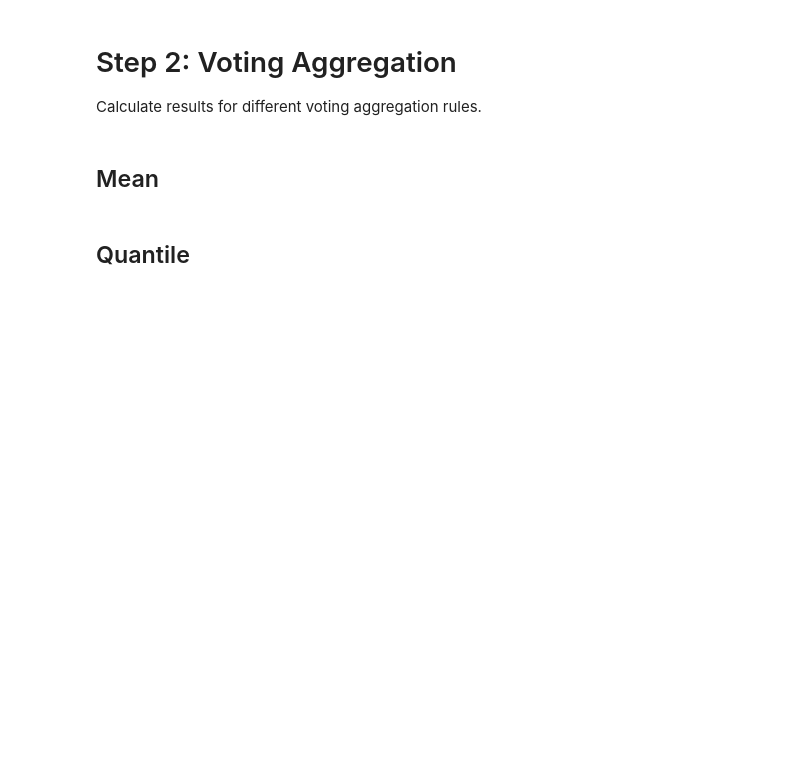
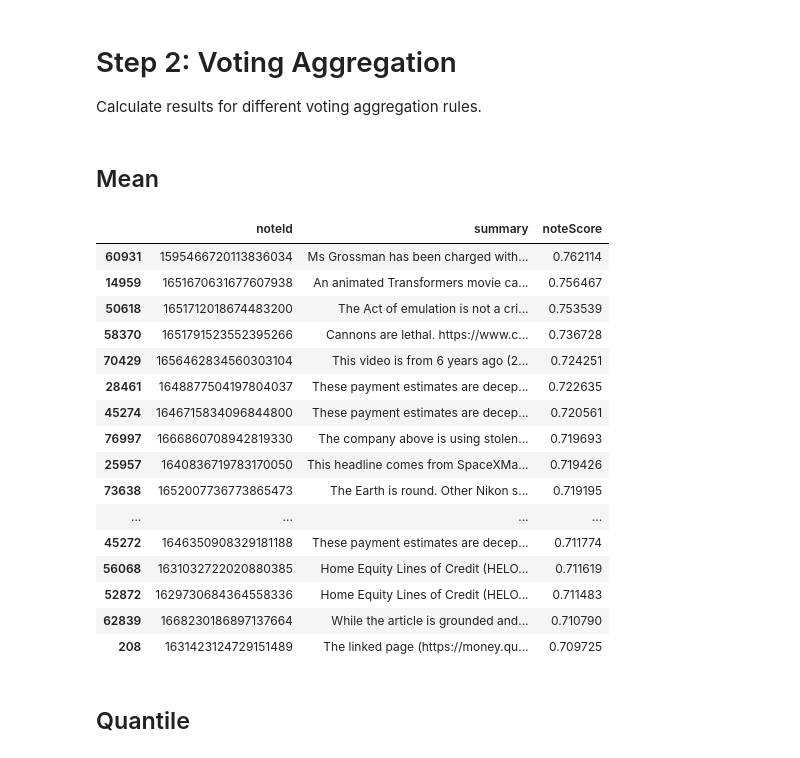
Before and after one commit to smilli/voting, a Jupyter notebook: community_notes.ipynb, the cells around one changed output. Cells and saved outputs as stored; diff of their text form; code cells hidden in the pictures; blank space fills up the shorter version.

```diff
--- a/community_notes.ipynb
+++ b/community_notes.ipynb
@@ -83,5 +99,5 @@ from mf import MatrixFactorizationModel, ModelData
 # %%
-mf_model = MatrixFactorizationModel(n_users, n_notes, exp_user_factors=exp_user_factors, exp_item_factors=exp_item_factors, n_components=1)
+mf_model = MatrixFactorizationModel(n_users, n_notes, exp_user_factors=exp_user_factors, exp_item_factors=exp_item_factors, n_components=4)
 
 rating_tensor = torch.FloatTensor(rating_labels).to(mf_model.device)
 user_idxs_tensor = torch.LongTensor(user_idxs).to(mf_model.device)
@@ -90,4 +106,4 @@ exp_tensor = torch.ones_like(rating_tensor).to(mf_model.device)
 
 data = ModelData(rating_tensor, user_idxs_tensor, note_idxs_tensor, exp_tensor)
 # %%
-train_loss, val_loss = mf_model.fit(data, epochs=100, lr=0.1, print_interval=20, validate_fraction=0.1, print_loss=True)
+train_loss, val_loss = mf_model.fit(data, epochs=150, lr=0.1, print_interval=20, validate_fraction=0.1, print_loss=True)
@@ -106,8 +139,26 @@ majority_votes = mf_model.forward_majority_vote()
 # %%
 note_results = pd.DataFrame({'noteId': note_ids, 'noteScore': majority_votes})
 scored_notes = filtered_notes.merge(note_results, on='noteId')
 scored_notes = scored_notes.sort_values(by='noteScore', ascending=False)
-scored_notes[['noteId', 'summary', 'noteScore']]
+scored_notes.head(20)[['noteId', 'summary', 'noteScore']]
+# %% [output]
+|  | noteId | summary | noteScore |
+| 60931 | 1595466720113836034 | Ms Grossman has been charged with... | 0.762114 |
+| 14959 | 1651670631677607938 | An animated Transformers movie ca... | 0.756467 |
+| 50618 | 1651712018674483200 | The Act of emulation is not a cri... | 0.753539 |
+| 58370 | 1651791523552395266 | Cannons are lethal. https://www.c... | 0.736728 |
+| 70429 | 1656462834560303104 | This video is from 6 years ago (2... | 0.724251 |
+| 28461 | 1648877504197804037 | These payment estimates are decep... | 0.722635 |
+| 45274 | 1646715834096844800 | These payment estimates are decep... | 0.720561 |
+| 76997 | 1666860708942819330 | The company above is using stolen... | 0.719693 |
+| 25957 | 1640836719783170050 | This headline comes from SpaceXMa... | 0.719426 |
+| 73638 | 1652007736773865473 | The Earth is round. Other Nikon s... | 0.719195 |
+| ... | ... | ... | ... |
+| 45272 | 1646350908329181188 | These payment estimates are decep... | 0.711774 |
+| 56068 | 1631032722020880385 | Home Equity Lines of Credit (HELO... | 0.711619 |
+| 52872 | 1629730684364558336 | Home Equity Lines of Credit (HELO... | 0.711483 |
+| 62839 | 1668230186897137664 | While the article is grounded and... | 0.710790 |
+| 208 | 1631423124729151489 | The linked page (https://money.qu... | 0.709725 |
 # %% [markdown]
 ## Quantile
 # %%
```
Also changed, not shown: parts of 11 cells of this notebook, 1 other file.
